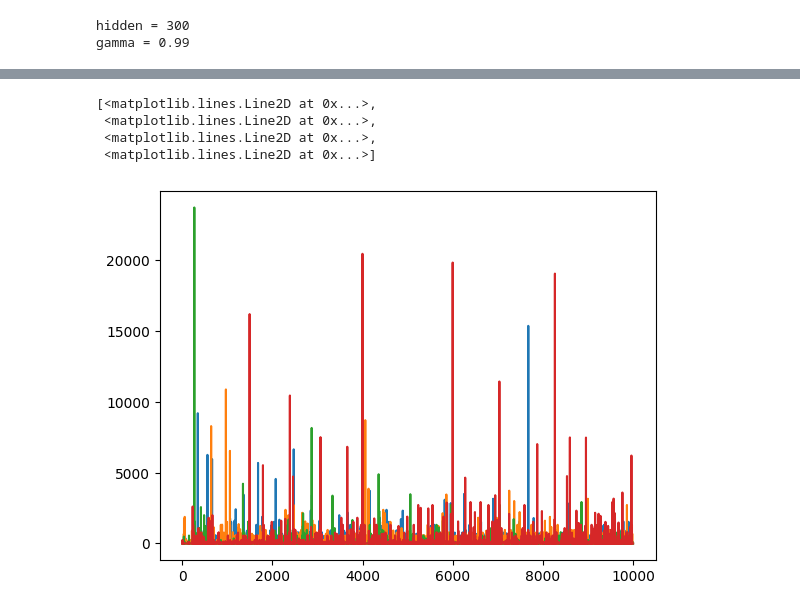
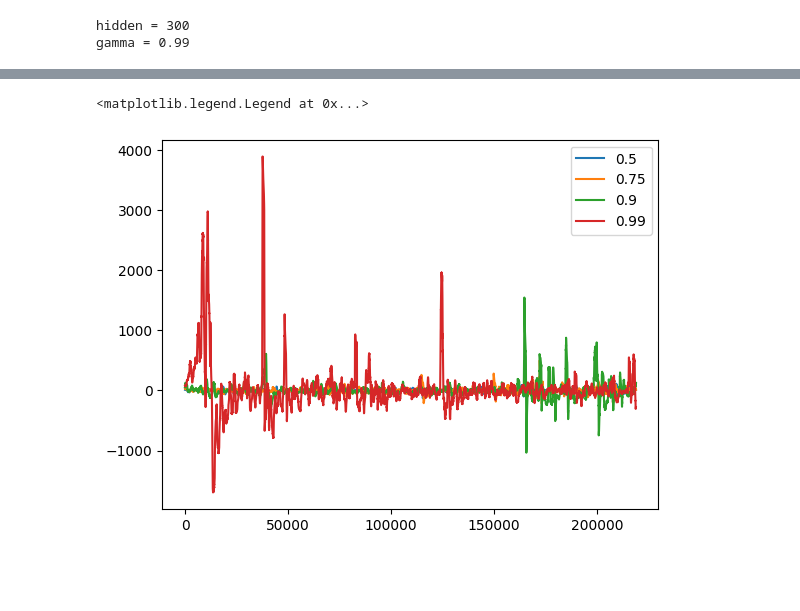
Before and after one commit to na-trium-144/pumila, a Jupyter notebook: notebook/pumila10.ipynb, the cells around one changed output, grey strips where cells are left out. Drawn from its saved outputs; the diff is of its cells as text; code cells hidden in the pictures; blank space fills up the shorter version.

```diff
--- a/notebook/pumila10.ipynb
+++ b/notebook/pumila10.ipynb
@@ -63,8 +74,10 @@ gamma = 0.99
+# %%
+ar = np.array([m.diff_history[:l] for m in models])
+plt.plot(np.array([[np.average(ar[j, i:i+1000]) for i in range(l-1000)] for j in range(len(models))]).T, label=[0.5, 0.75, 0.9, 0.99])
+plt.legend()
+# %% [output]
+<matplotlib.legend.Legend at 0x...>
+[figure, added]
 # %%
-plt.plot(np.array(rewards).T, label=gamma)
+# plt.plot(np.array(rewards).T, label=[0.5, 0.75, 0.9, 0.99])
+# plt.legend()
-# %% [output]
-[<matplotlib.lines.Line2D at 0x...>,
- <matplotlib.lines.Line2D at 0x...>,
- <matplotlib.lines.Line2D at 0x...>,
- <matplotlib.lines.Line2D at 0x...>]
-[figure, removed]
```
Also changed, not shown: parts of 10 cells of this notebook, 3 other files.
